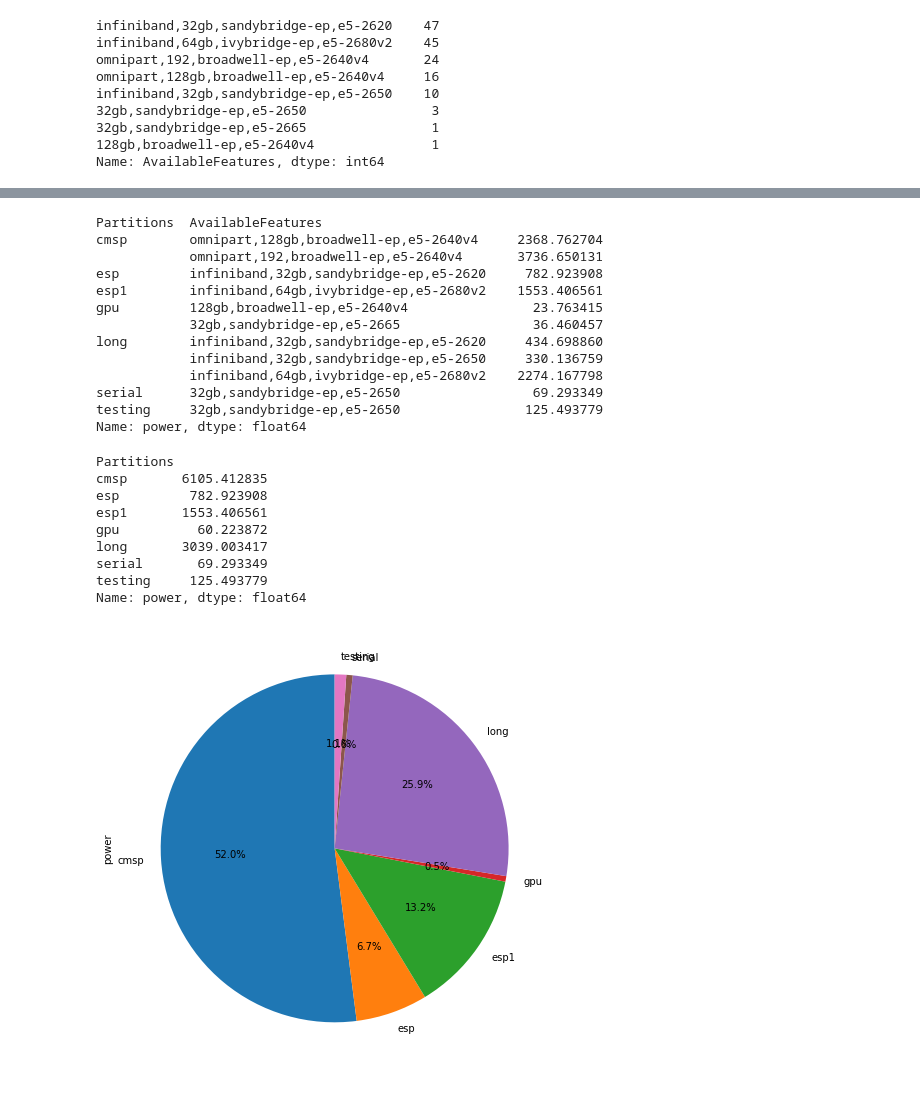
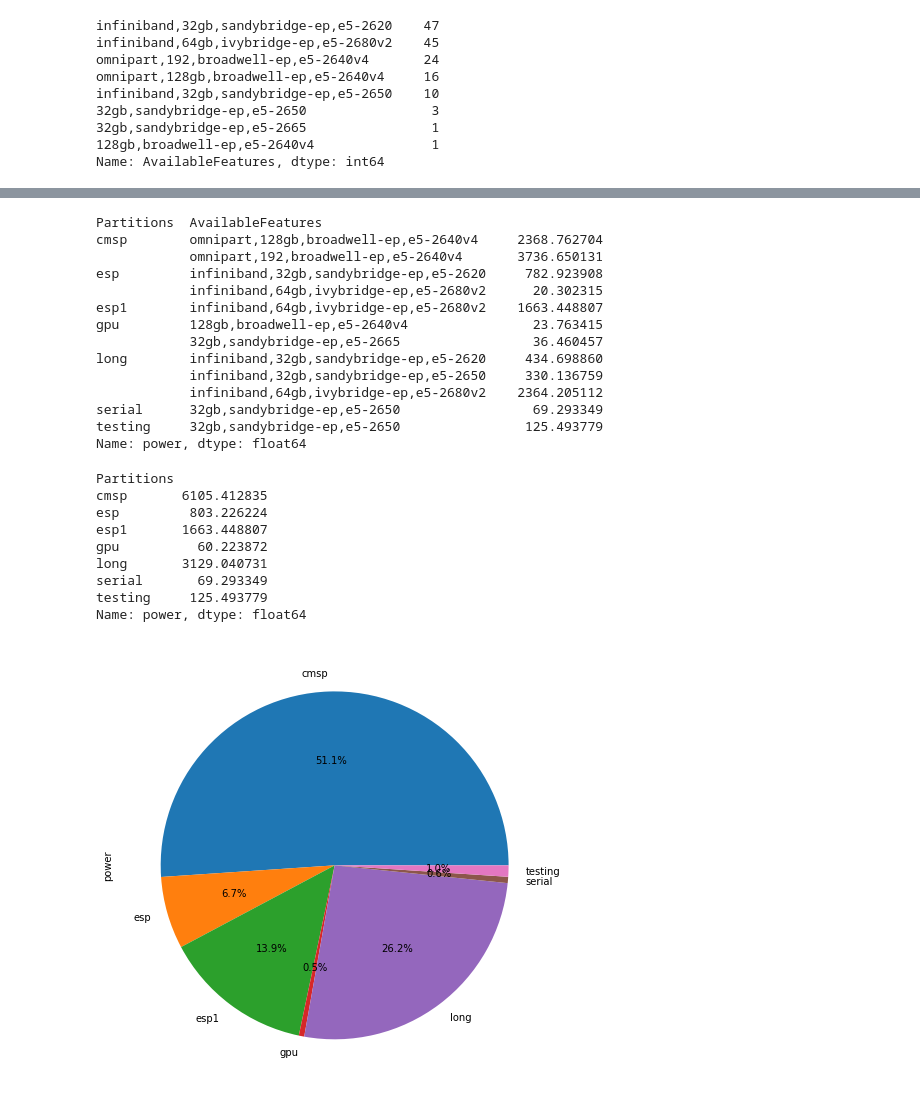
Before and after one commit to hibozzy18/argo, a Jupyter notebook: power_processing.ipynb, the cells around one changed output, grey strips where cells are left out. Drawn from its saved outputs; the diff is of its cells as text; code cells hidden in the pictures.

```diff
--- a/power_processing.ipynb
+++ b/power_processing.ipynb
@@ -69,3 +67,0 @@ data
-# %%
-# add power in wats
-data['power'] = data['ConsumedJoules'] / data['period']
@@ -95,3 +68,7 @@ data['power'] = data['ConsumedJoules'] / data['period']
+# %%
+# Change Megajoules to joules
+data['ConsumedMegajoules'] = data['ConsumedMegajoules']*1000000  #change Megajoules to joules
+data['power'] = data['ConsumedMegajoules']/ data['period']
 # %%
 #get number of nodes of a certain type
 df = data.AvailableFeatures.value_counts()
@@ -125,7 +102,7 @@ serial      32gb,sandybridge-ep,e5-2650                1
 testing     32gb,sandybridge-ep,e5-2650                2
 Name: AvailableFeatures, dtype: int64
 # %%
-# Aggregate by partitition and features
+# Get sum by partitition and features
 pf_pie_data = data.groupby(['Partitions', 'AvailableFeatures'])['power'].agg('sum')
 pf_pie_data
 # %% [output]
@@ -133,31 +110,32 @@ Partitions  AvailableFeatures
 cmsp        omnipart,128gb,broadwell-ep,e5-2640v4     2368.762704
             omnipart,192,broadwell-ep,e5-2640v4       3736.650131
 esp         infiniband,32gb,sandybridge-ep,e5-2620     782.923908
-esp1        infiniband,64gb,ivybridge-ep,e5-2680v2    1553.406561
+            infiniband,64gb,ivybridge-ep,e5-2680v2      20.302315
+esp1        infiniband,64gb,ivybridge-ep,e5-2680v2    1663.448807
 gpu         128gb,broadwell-ep,e5-2640v4                23.763415
             32gb,sandybridge-ep,e5-2665                 36.460457
 long        infiniband,32gb,sandybridge-ep,e5-2620     434.698860
             infiniband,32gb,sandybridge-ep,e5-2650     330.136759
-            infiniband,64gb,ivybridge-ep,e5-2680v2    2274.167798
+            infiniband,64gb,ivybridge-ep,e5-2680v2    2364.205112
 serial      32gb,sandybridge-ep,e5-2650                 69.293349
 testing     32gb,sandybridge-ep,e5-2650                125.493779
 Name: power, dtype: float64
 # %%
-#Aggregate using agg per partition
+#Get sum using agg per partition
 pie_data = data.groupby(['Partitions'])['power'].agg('sum')
 pie_data
 # %% [output]
 Partitions
 cmsp       6105.412835
-esp         782.923908
-esp1       1553.406561
+esp         803.226224
+esp1       1663.448807
 gpu          60.223872
-long       3039.003417
+long       3129.040731
 serial       69.293349
 testing     125.493779
 Name: power, dtype: float64
 # %%
-# Create enrgy pie_data
-plot1 = pie_data.plot.pie(subplots=True, autopct='%1.1f%%', startangle=90, figsize=(15, 8))
+# Create power pie
+plot1 = pie_data.plot.pie(subplots=True, autopct='%1.1f%%', startangle=0, figsize=(15, 8))
 # %% [output]
-[figure, old version]
+[figure, new version]
```
Also changed, not shown: parts of 18 cells of this notebook, 9 other files.
